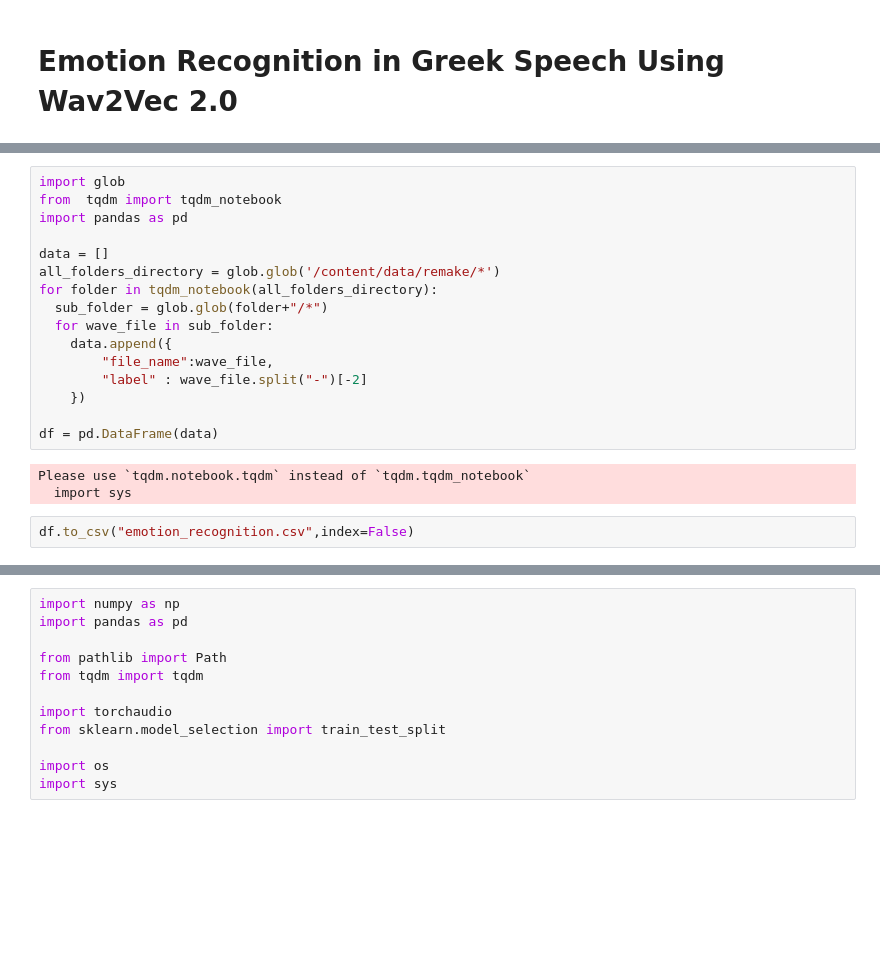
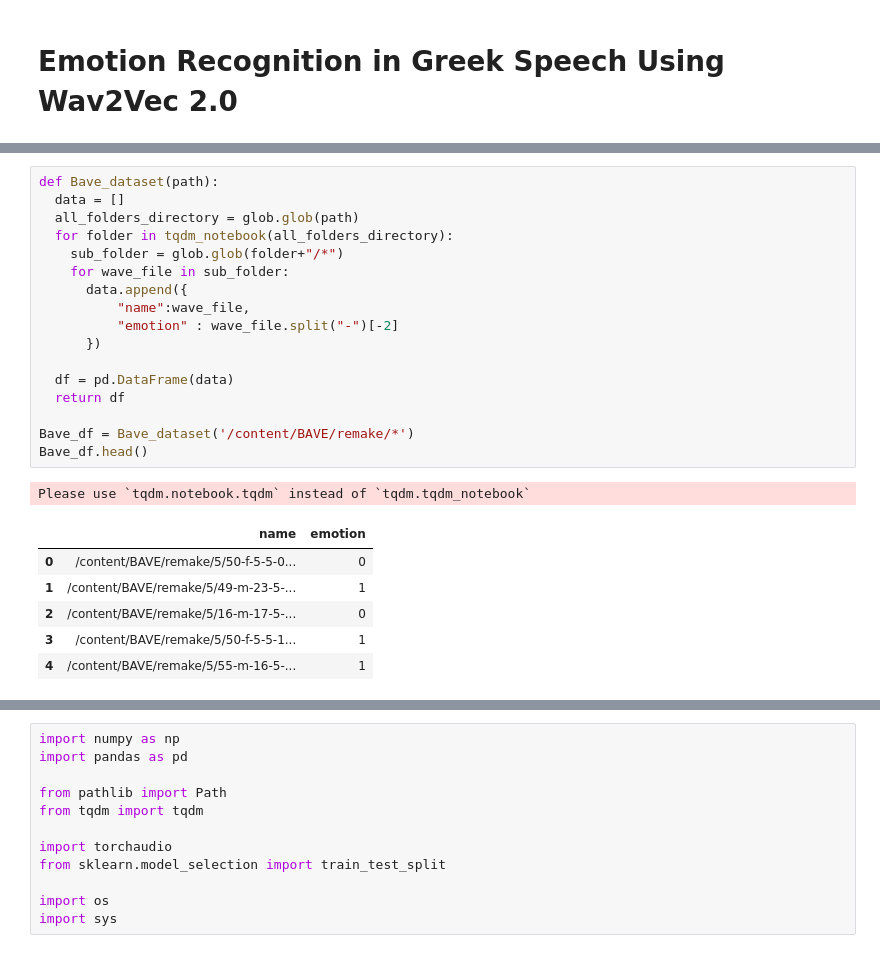
Before and after one commit to OmarMohammed88/AR-Emotion-Recognition, a Jupyter notebook: notebooks/Ar_Emotion_recognitionWav2Vec2.ipynb, the cells around one changed output, grey strips where cells are left out. Drawn from its saved outputs; the diff is of its cells as text; blank space fills up the shorter version.

```diff
--- a/notebooks/Ar_Emotion_recognitionWav2Vec2.ipynb
+++ b/notebooks/Ar_Emotion_recognitionWav2Vec2.ipynb
@@ -110,21 +61,25 @@ archive.zip?X-Goog- 100%[===================>] 138.45M  51.3MB/s    in 2.7s
 # %%
-import glob
-from  tqdm import tqdm_notebook
-import pandas as pd
+def Bave_dataset(path):
+  data = []
+  all_folders_directory = glob.glob(path)
+  for folder in tqdm_notebook(all_folders_directory):
+    sub_folder = glob.glob(folder+"/*")
+    for wave_file in sub_folder:
+      data.append({
+          "name":wave_file,
+          "emotion" : wave_file.split("-")[-2]
+      })
 
-data = []
-all_folders_directory = glob.glob('/content/data/remake/*')
-for folder in tqdm_notebook(all_folders_directory):
-  sub_folder = glob.glob(folder+"/*")
-  for wave_file in sub_folder:
-    data.append({
-        "file_name":wave_file,
-        "label" : wave_file.split("-")[-2]
-    })
+  df = pd.DataFrame(data)
+  return df
 
-df = pd.DataFrame(data)
+Bave_df = Bave_dataset('/content/BAVE/remake/*')
+Bave_df.head()
 # %% [output]
 Please use `tqdm.notebook.tqdm` instead of `tqdm.tqdm_notebook`
-  import sys
+|  | name | emotion |
+| 0 | /content/BAVE/remake/5/50-f-5-5-0... | 0 |
+| 1 | /content/BAVE/remake/5/49-m-23-5-... | 1 |
+| 2 | /content/BAVE/remake/5/16-m-17-5-... | 0 |
+| 3 | /content/BAVE/remake/5/50-f-5-5-1... | 1 |
+| 4 | /content/BAVE/remake/5/55-m-16-5-... | 1 |
-# %%
-df.to_csv("emotion_recognition.csv",index=False)
```
Also changed, not shown: parts of 55 cells of this notebook.
